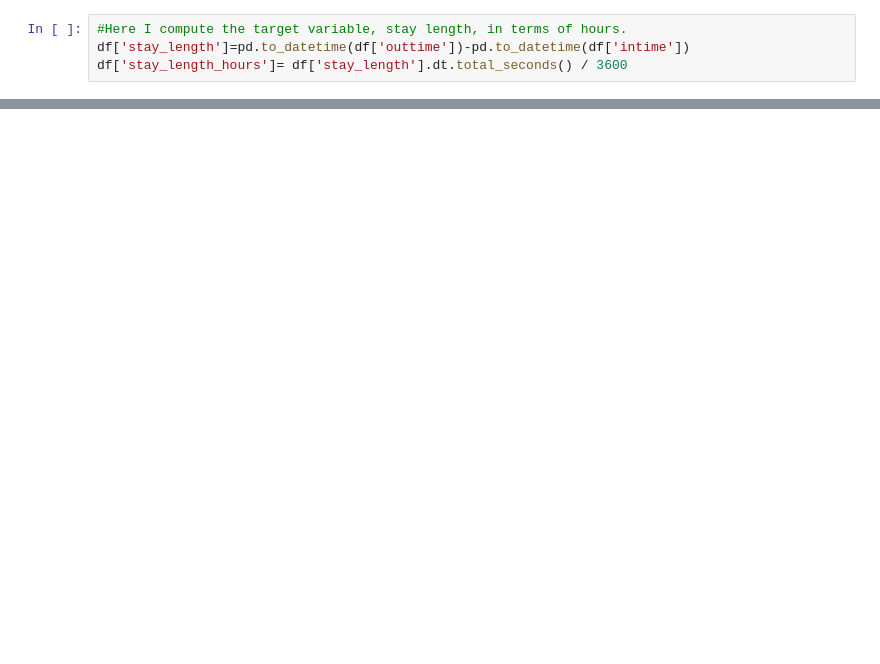
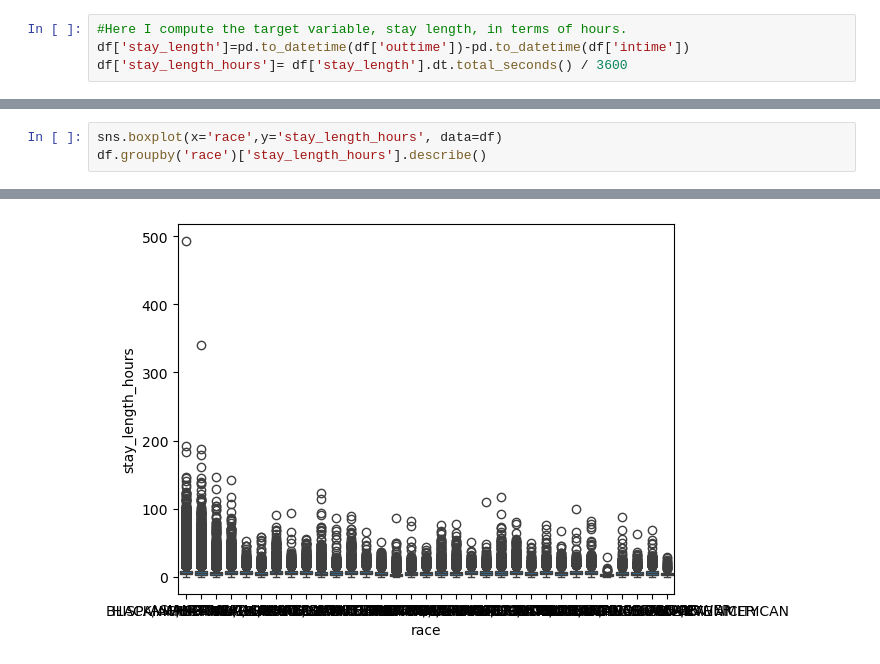
Before and after one commit to ewiesner/Emergency-Department-Wait-Times-, a Jupyter notebook: EDA.ipynb, the cells around one changed output, grey strips where cells are left out. Saved outputs shown, nothing was run; the diff lists cells and outputs as text; blank space fills up the shorter version.

```diff
--- a/EDA.ipynb
+++ b/EDA.ipynb
@@ -124,0 +335,4 @@ df['time_of_day_intime'] = pd.to_datetime(df['intime']).dt.time
+# %%
+sns.boxplot(x='race',y='stay_length_hours', data=df)
+df.groupby('race')['stay_length_hours'].describe()
+# %% [output]
@@ -124,0 +357 @@ df['time_of_day_intime'] = pd.to_datetime(df['intime']).dt.time
+[figure, added]
```
Also changed, not shown: parts of 30 cells of this notebook.
